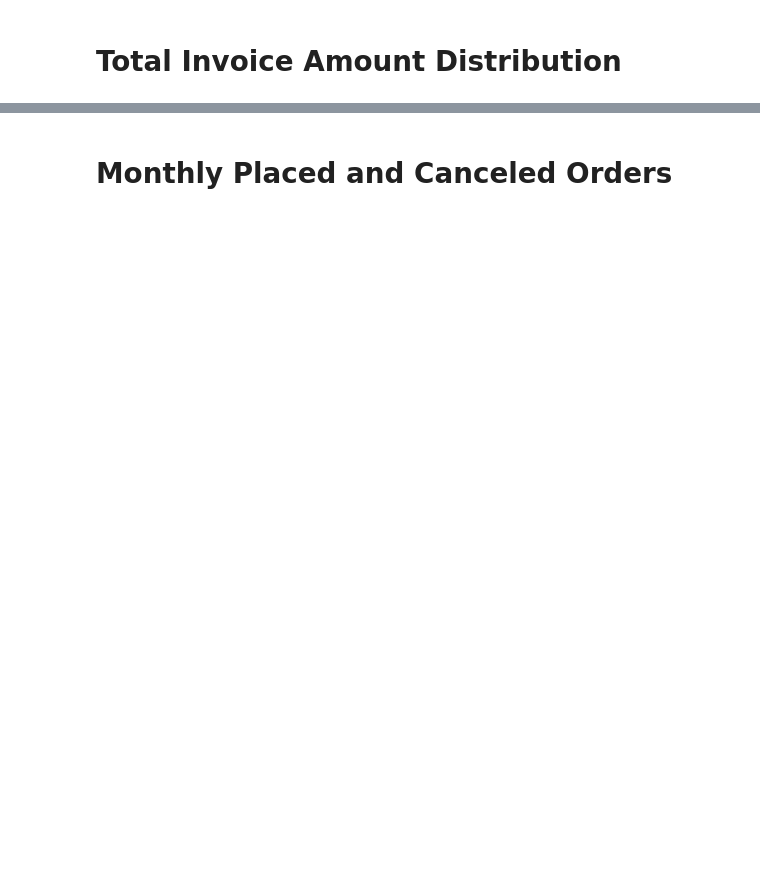
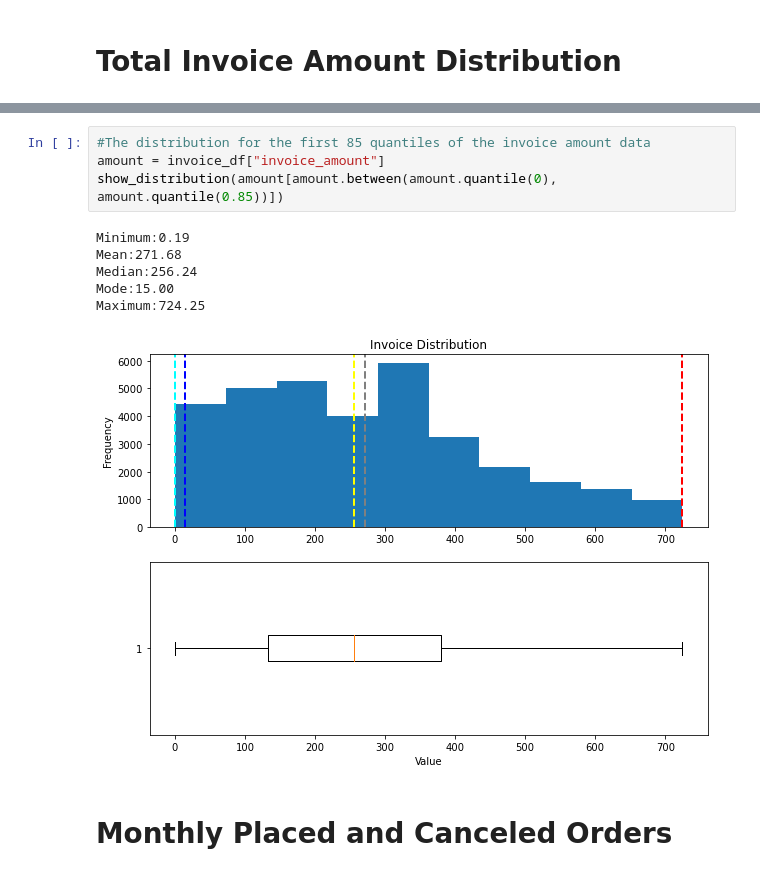
Before and after one commit to jarviscanada/jarvis_data_eng_NazaninAkbari, a Jupyter notebook: python_data_analytics/retail_data_analytics_wrangling.ipynb, the cells around one changed output, grey strips where cells are left out. Cells and saved outputs as stored; diff of their text form; blank space fills up the shorter version.

```diff
--- a/python_data_analytics/retail_data_analytics_wrangling.ipynb
+++ b/python_data_analytics/retail_data_analytics_wrangling.ipynb
@@ -120,2 +216,13 @@ ParserError: Error tokenizing data. C error: Expected 1 fields in line 137, saw
+# %%
+#The distribution for the first 85 quantiles of the invoice amount data
+amount = invoice_df["invoice_amount"]
+show_distribution(amount[amount.between(amount.quantile(0), amount.quantile(0.85))])
+# %% [output]
+Minimum:0.19
+Mean:271.68
+Median:256.24
+Mode:15.00
+Maximum:724.25
+[figure, added]
 # %% [markdown]
 # Monthly Placed and Canceled Orders
```
Also changed, not shown: parts of 54 cells of this notebook, 10 other files.
